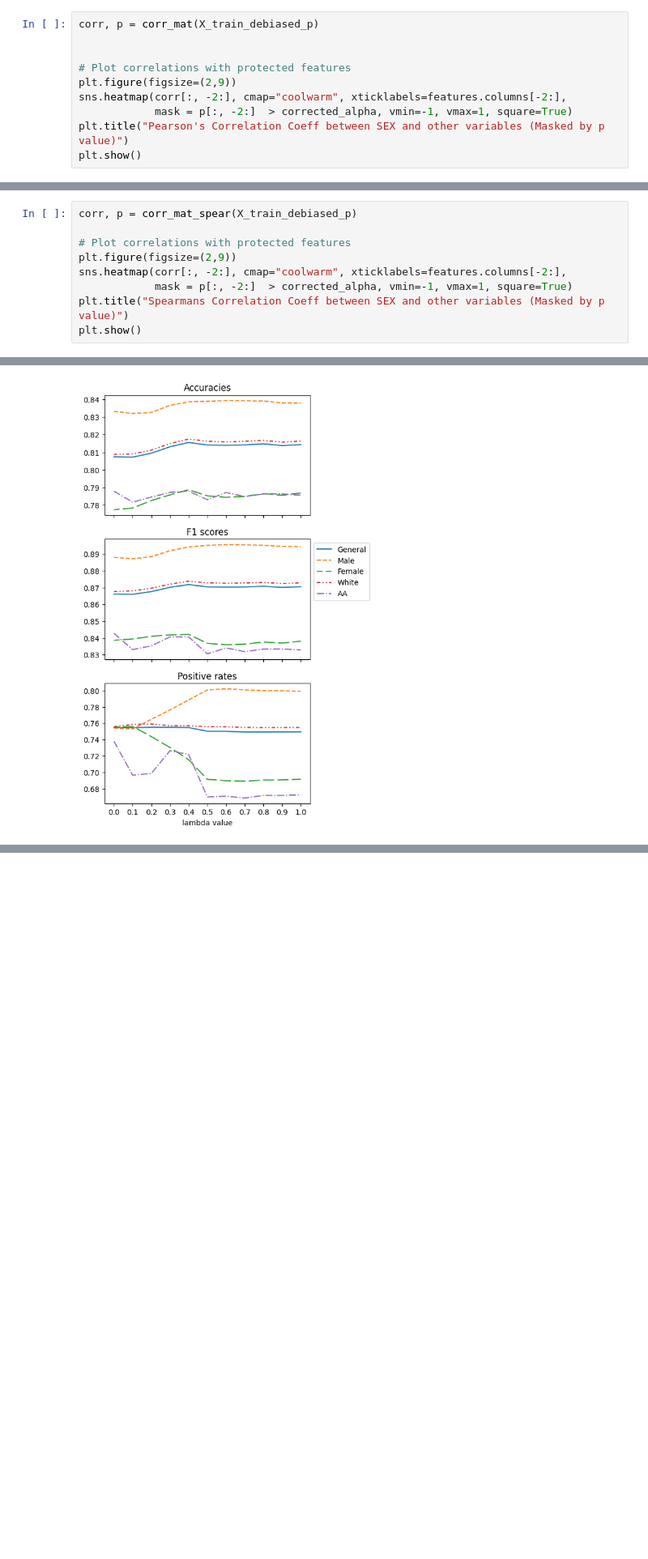
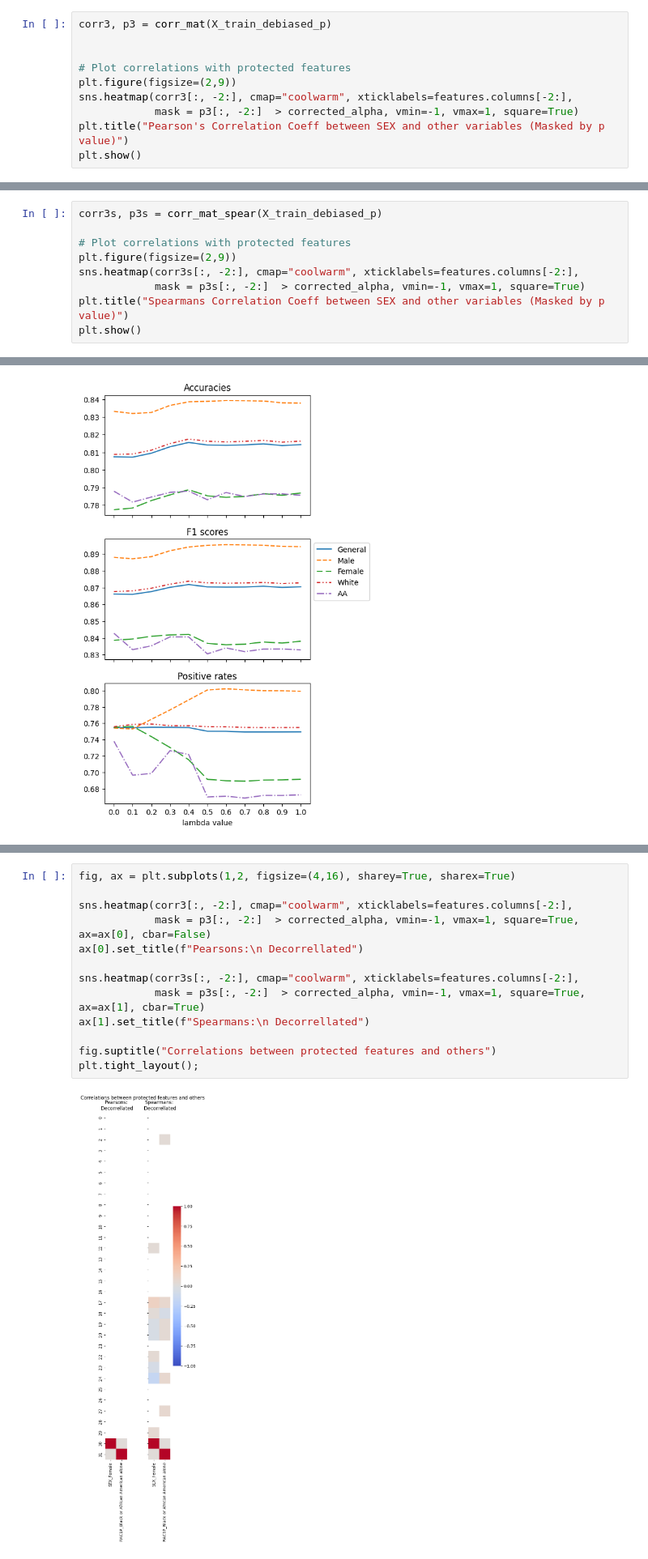
Before and after one commit to Xannadoo/Algorithmic_Fairness_Mandatories, a Jupyter notebook: Mandatory_2/Equalised_Odds_assignment.ipynb, the cells around one changed output, grey strips where cells are left out. Shown at 81% size. Cells and saved outputs as stored; diff of their text form; blank space fills up the shorter version.

```diff
--- a/Mandatory_2/Equalised_Odds_assignment.ipynb
+++ b/Mandatory_2/Equalised_Odds_assignment.ipynb
@@ -597,24 +611,24 @@ X_train_debiased = fair_pca.project(X_train)
 
 X_train_debiased_p = np.concatenate([X_train_debiased, X_train_p], axis=1)
 # %%
-corr, p = corr_mat(X_train_debiased_p)
+corr3, p3 = corr_mat(X_train_debiased_p)
 
 
 # Plot correlations with protected features
 plt.figure(figsize=(2,9))
-sns.heatmap(corr[:, -2:], cmap="coolwarm", xticklabels=features.columns[-2:],
-            mask = p[:, -2:]  > corrected_alpha, vmin=-1, vmax=1, square=True)
+sns.heatmap(corr3[:, -2:], cmap="coolwarm", xticklabels=features.columns[-2:],
+            mask = p3[:, -2:]  > corrected_alpha, vmin=-1, vmax=1, square=True)
 plt.title("Pearson's Correlation Coeff between SEX and other variables (Masked by p value)")
 plt.show()
 # %% [output]
 [figure]
 # %%
-corr, p = corr_mat_spear(X_train_debiased_p)
+corr3s, p3s = corr_mat_spear(X_train_debiased_p)
 
 # Plot correlations with protected features
 plt.figure(figsize=(2,9))
-sns.heatmap(corr[:, -2:], cmap="coolwarm", xticklabels=features.columns[-2:],
-            mask = p[:, -2:]  > corrected_alpha, vmin=-1, vmax=1, square=True)
+sns.heatmap(corr3s[:, -2:], cmap="coolwarm", xticklabels=features.columns[-2:],
+            mask = p3s[:, -2:]  > corrected_alpha, vmin=-1, vmax=1, square=True)
 plt.title("Spearmans Correlation Coeff between SEX and other variables (Masked by p value)")
 plt.show()
 # %% [output]
@@ -689,0 +718,15 @@ accuracies.round(4)
+# %%
+fig, ax = plt.subplots(1,2, figsize=(4,16), sharey=True, sharex=True)
+
+sns.heatmap(corr3[:, -2:], cmap="coolwarm", xticklabels=features.columns[-2:],
+            mask = p3[:, -2:]  > corrected_alpha, vmin=-1, vmax=1, square=True, ax=ax[0], cbar=False)
+ax[0].set_title(f"Pearsons:\n Decorrellated")
+
+sns.heatmap(corr3s[:, -2:], cmap="coolwarm", xticklabels=features.columns[-2:],
+            mask = p3s[:, -2:]  > corrected_alpha, vmin=-1, vmax=1, square=True, ax=ax[1], cbar=True)
+ax[1].set_title(f"Spearmans:\n Decorrellated")
+
+fig.suptitle("Correlations between protected features and others")
+plt.tight_layout();
+# %% [output]
+[figure, added]
```
Also changed, not shown: parts of 7 cells of this notebook, 4 other files.
